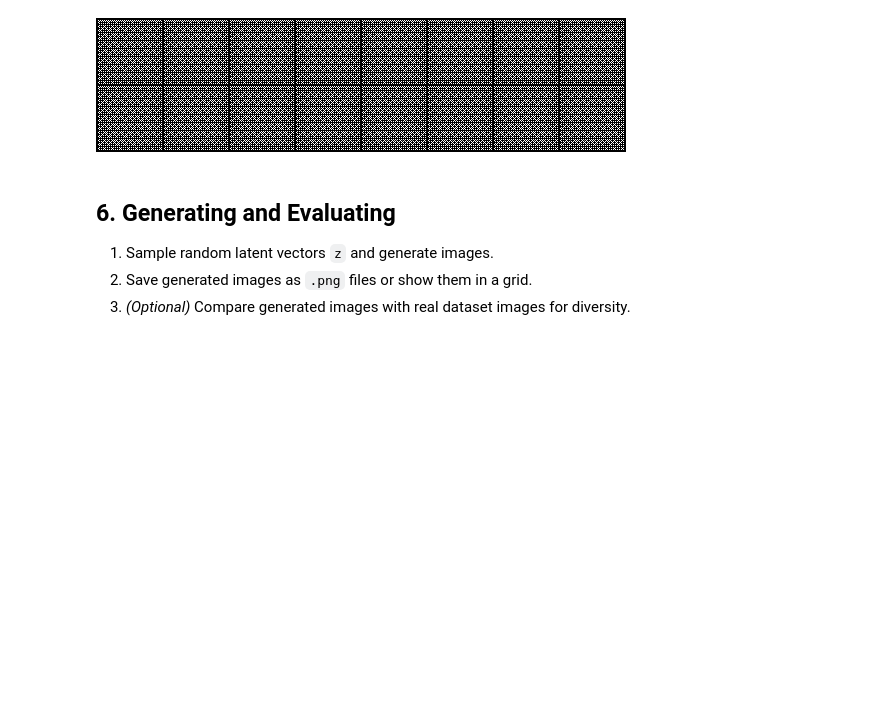
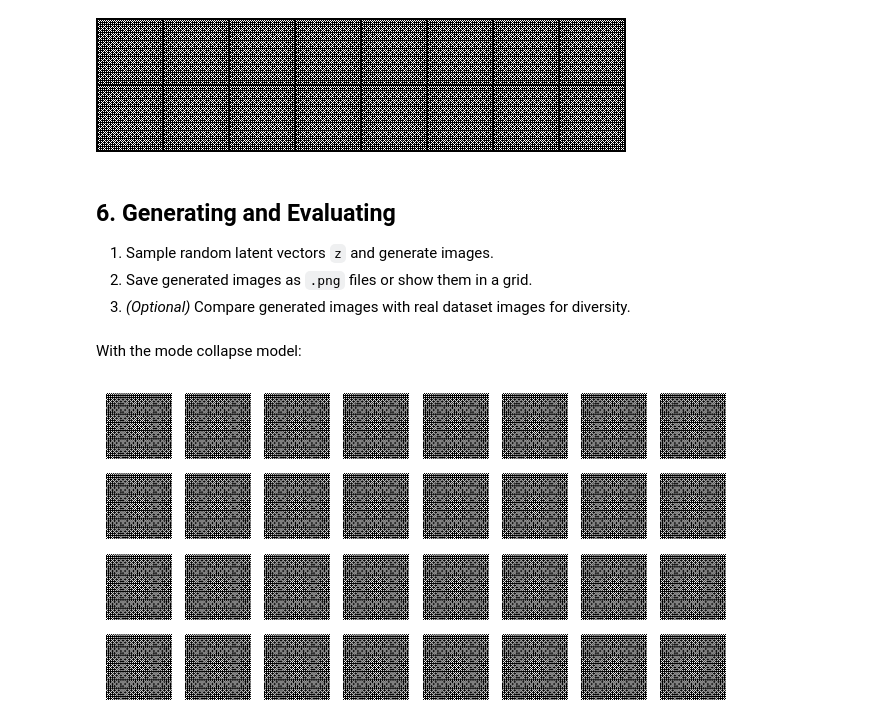
Before and after one commit to Minetriforce/Gen_AI-TDs, a Jupyter notebook: notebooks/TP2/TP_2_1_GAN_Lego.ipynb, the cells around one changed output. Drawn from its saved outputs; the diff is of its cells as text; code cells hidden in the pictures; blank space fills up the shorter version.

Commit message:
docs(TP2_1):added the generated images

```diff
--- a/notebooks/TP2/TP_2_1_GAN_Lego.ipynb
+++ b/notebooks/TP2/TP_2_1_GAN_Lego.ipynb
@@ -408,16 +411,20 @@ plt.show()
 1. Sample random latent vectors `z` and generate images.
 2. Save generated images as `.png` files or show them in a grid.
 3. *(Optional)* Compare generated images with real dataset images for diversity.
+# %% [markdown]
+With the mode collapse model:
 # %%
 # Sampling: Generate a grid of images from random noise
 grid_width, grid_height = (8, 4)
-z_sample = torch.rand_like(8 * 4, Z_DIM, 1, 1, device=DEVICE)
+z_sample = torch.randn(8 * 4, Z_DIM, 1, 1, device=DEVICE)
 gen_imgs = generator(z_sample).cpu().detach()
 
 fig = plt.figure(figsize=(grid_width, grid_height))
 for i in range(grid_width * grid_height):
     ax = fig.add_subplot(grid_height, grid_width, i + 1)
     ax.axis("off")
     # Each image shape: (1, 64, 64)
     ax.imshow(gen_imgs[i, 0, :, :], cmap="gray")
 plt.show()
+# %% [output]
+[figure, added]
```
Also changed, not shown: parts of 3 cells of this notebook.
